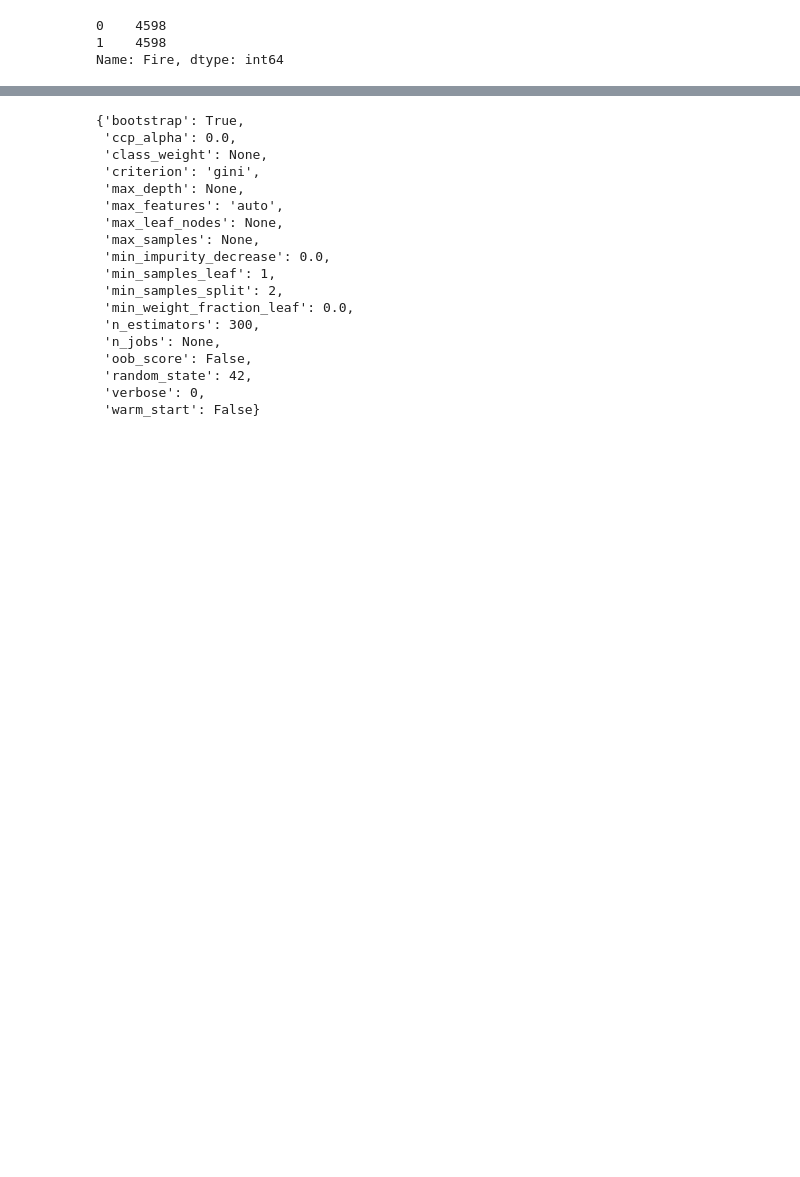
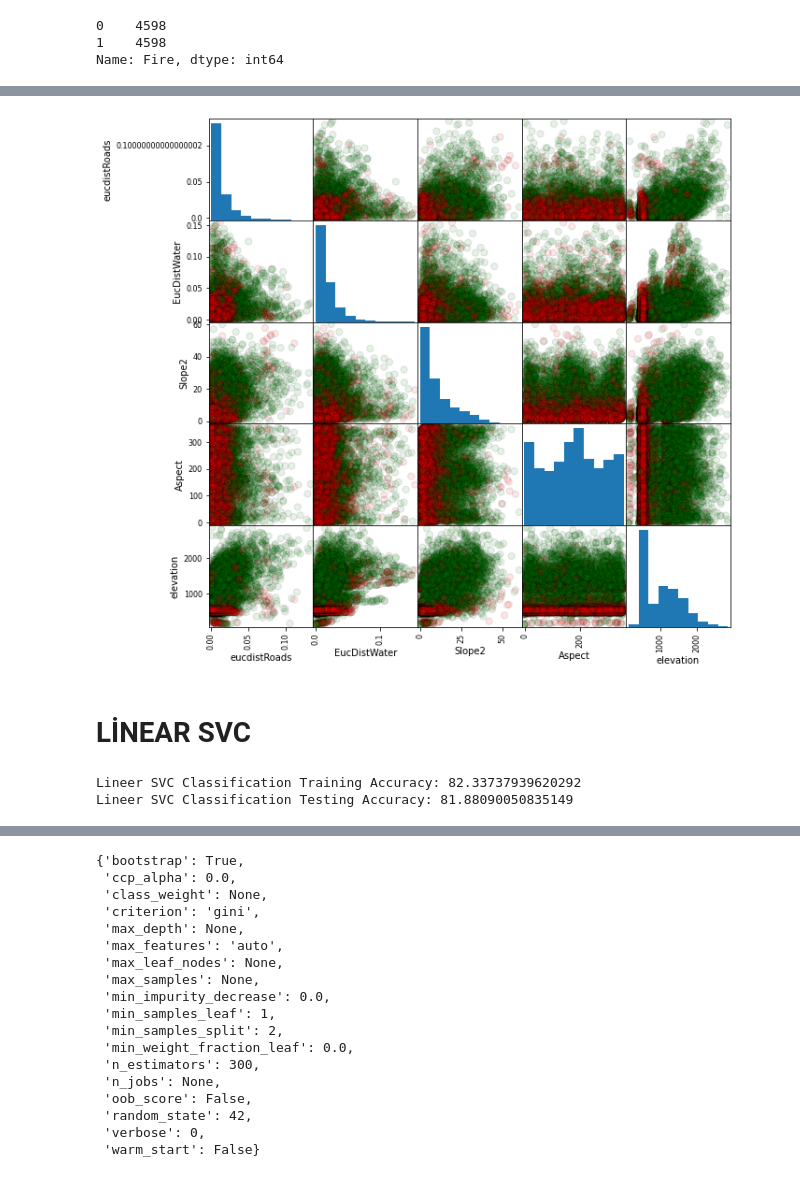
Before and after one commit to gulistanburtek/machine-learning, a Jupyter notebook: tez.ipynb, the cells around one changed output, grey strips where cells are left out. Cells and saved outputs as stored; diff of their text form; code cells hidden in the pictures; blank space fills up the shorter version.

```diff
--- a/tez.ipynb
+++ b/tez.ipynb
@@ -312,0 +133,3 @@ regr.score(X_test, y_test)
+# %%
+data.drop(['Landuse'],axis = 1,inplace = True)
+data.head()
@@ -312,0 +143,15 @@ regr.score(X_test, y_test)
+# %%
+color_list = ['red' if i==1 else 'green' for i in data.loc[:,'Fire']]
+pd.plotting.scatter_matrix(data.loc[:,data.columns != 'Fire'],
+                                       c=color_list,
+                                       figsize= [10,10],
+                                       diagonal='hist',
+                                       alpha=0.1,
+                                       s = 200,
+                                       marker = '.',
+                                       edgecolor= "black")
+plt.show()
+# %% [output]
+[figure, added]
+# %% [markdown]
+# **LİNEAR SVC**
@@ -312,0 +161,19 @@ regr.score(X_test, y_test)
+# %%
+from sklearn.svm import LinearSVC
+
+SVC = LinearSVC(loss='hinge', dual=True)
+SVC.fit(X_train, y_train)
+
+method_names.append("SVC")
+method_scores.append(SVC.score(X_test,y_test))
+
+# predict the results
+y_predtrain = SVC.predict(X_train)
+y_pred_SVC = SVC.predict(X_test)
+
+# view accuracy
+print("Lineer SVC Classification Training Accuracy:",accuracy_score(y_train, y_predtrain)*100.0)
+print("Lineer SVC Classification Testing Accuracy:",accuracy_score(y_test, y_pred_SVC)*100.0)
+# %% [output]
+Lineer SVC Classification Training Accuracy: 82.33737939620292
+Lineer SVC Classification Testing Accuracy: 81.88090050835149
```
Also changed, not shown: parts of 85 cells of this notebook.
